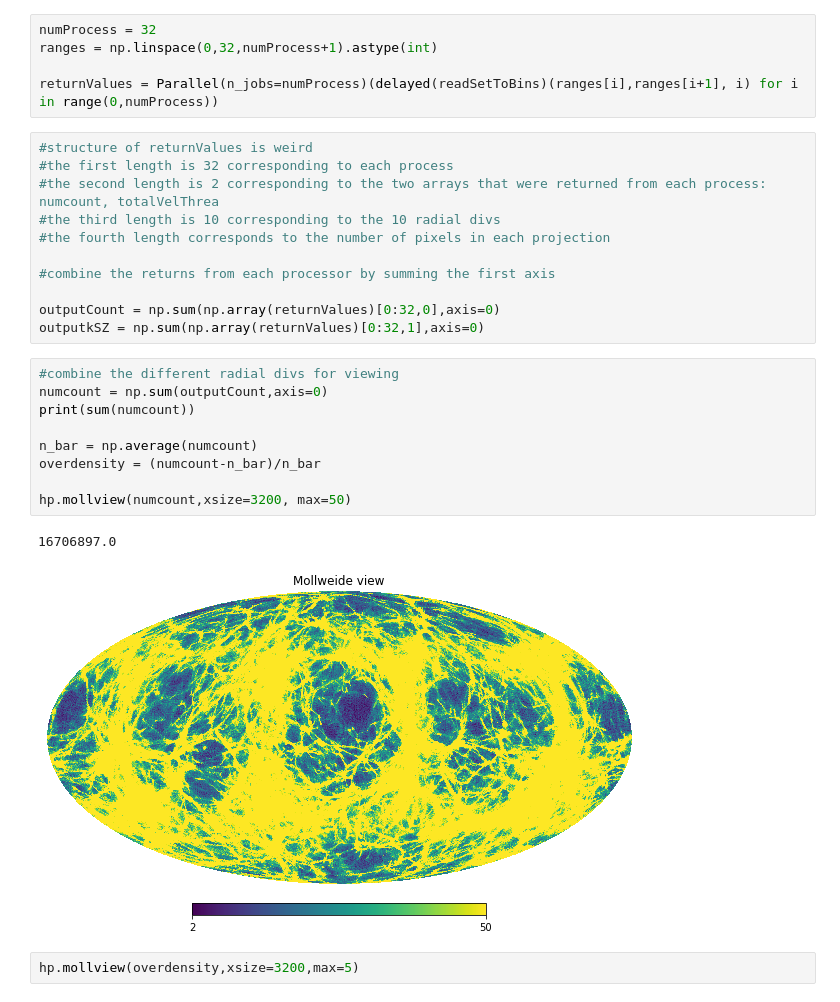
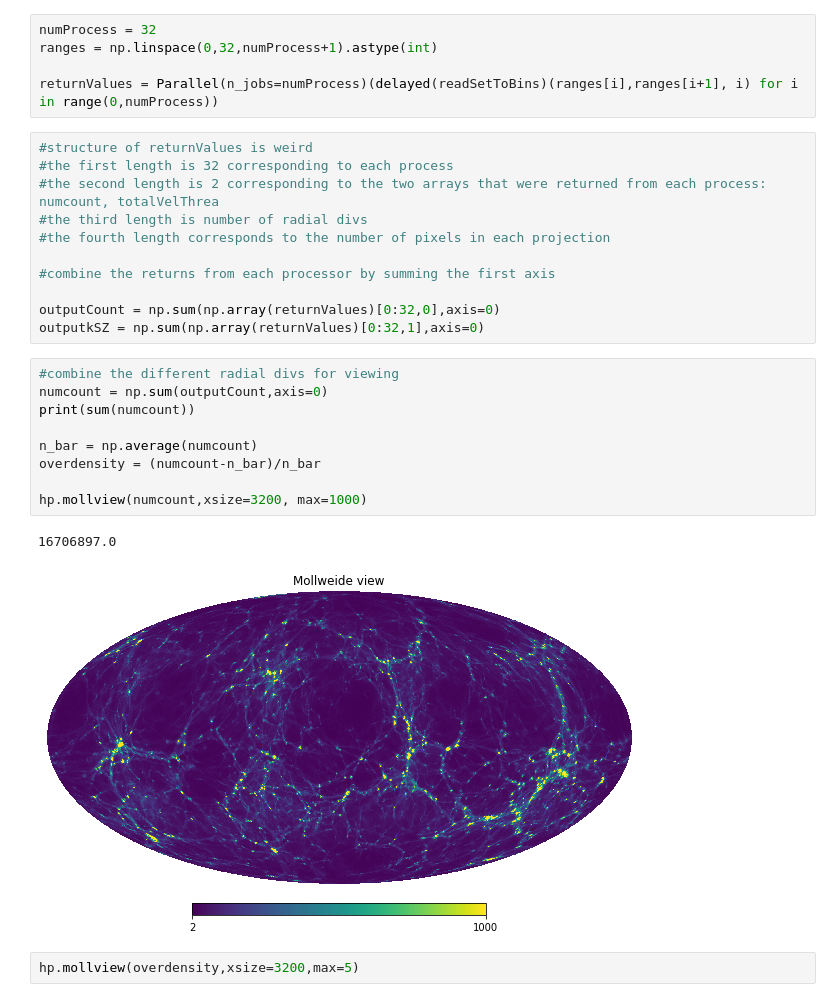
Before and after one commit to wurdahl/kSZfromPC, a Jupyter notebook: Processing-Joblib.ipynb, the cells around one changed output. Drawn from its saved outputs; the diff is of its cells as text.

```diff
--- a/Processing-Joblib.ipynb
+++ b/Processing-Joblib.ipynb
@@ -155,7 +155,7 @@ returnValues = Parallel(n_jobs=numProcess)(delayed(readSetToBins)(ranges[i],rang
 #structure of returnValues is weird
 #the first length is 32 corresponding to each process
 #the second length is 2 corresponding to the two arrays that were returned from each process: numcount, totalVelThrea
-#the third length is 10 corresponding to the 10 radial divs
+#the third length is number of radial divs
 #the fourth length corresponds to the number of pixels in each projection
 
 #combine the returns from each processor by summing the first axis
@@ -165,15 +165,15 @@ outputkSZ = np.sum(np.array(returnValues)[0:32,1],axis=0)
 # %%
 #combine the different radial divs for viewing
 numcount = np.sum(outputCount,axis=0)
 print(sum(numcount))
 
 n_bar = np.average(numcount)
 overdensity = (numcount-n_bar)/n_bar
 
-hp.mollview(numcount,xsize=3200, max=50)
+hp.mollview(numcount,xsize=3200, max=1000)
 # %% [output]
 16706897.0
-[figure, old version]
+[figure, new version]
 # %%
 hp.mollview(overdensity,xsize=3200,max=5)
 # %% [output]
```
